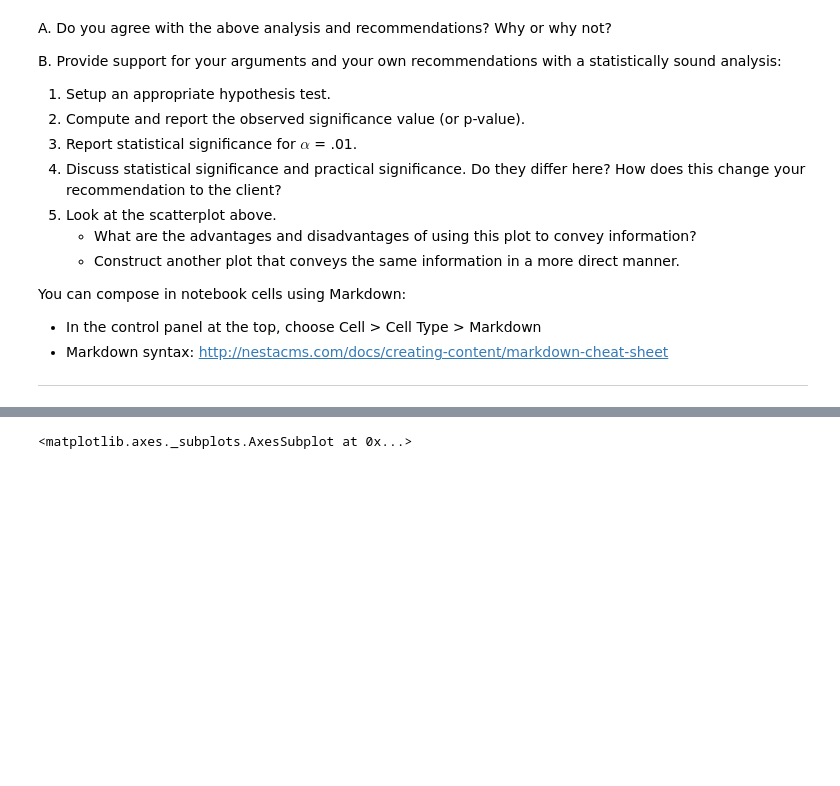
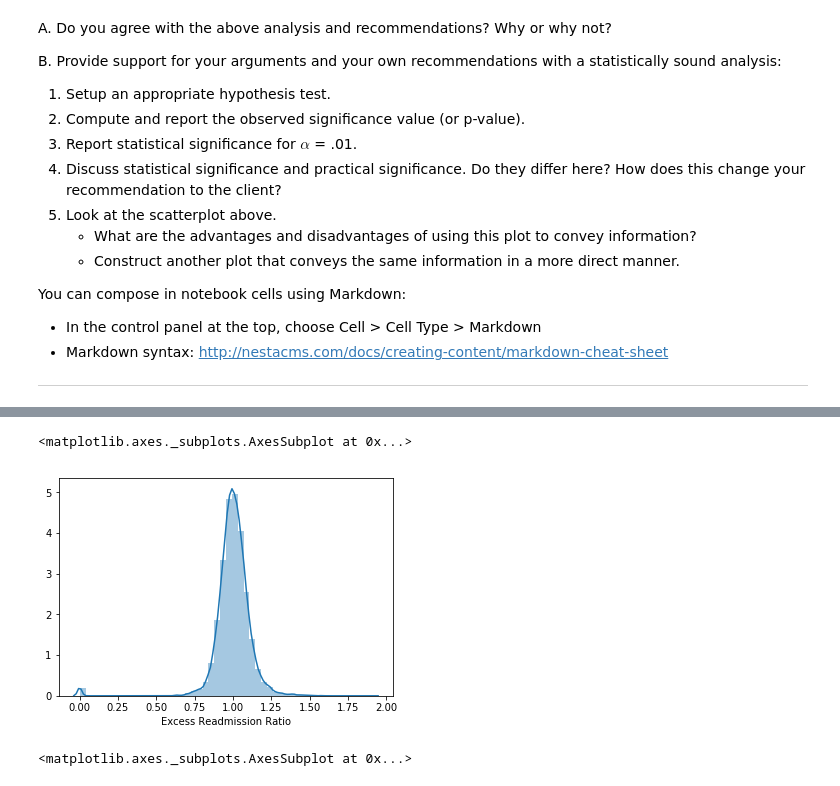
Before and after one commit to ning-leung/EDA_3_hosp_readmit, a Jupyter notebook: sliderule_dsi_inferential_statistics_exercise_3.ipynb, the cells around one changed output, grey strips where cells are left out. Saved outputs shown, nothing was run; the diff lists cells and outputs as text; code cells hidden in the pictures; blank space fills up the shorter version.

```diff
--- a/sliderule_dsi_inferential_statistics_exercise_3.ipynb
+++ b/sliderule_dsi_inferential_statistics_exercise_3.ipynb
@@ -132,0 +172,3 @@ clean_hospital_read_df.describe()
+# %%
+# Clearing entries with NaN in the Excess Readmission Ratio Column with [0]
+clean_hospital_read_df['Excess Readmission Ratio'] = clean_hospital_read_df['Excess Readmission Ratio'].fillna(0)
@@ -133,3 +184,8 @@ clean_hospital_read_df.describe()
+# %%
+sns.distplot(clean_hospital_read_df['Excess Readmission Ratio'])
+# %% [output]
+<matplotlib.axes._subplots.AxesSubplot at 0x...>
+[figure, added]
 # %%
 clean_hospital_read_df.plot.scatter(x="Number of Discharges", y="Number of Readmissions")
 # %% [output]
```
Also changed, not shown: parts of 30 cells of this notebook.
